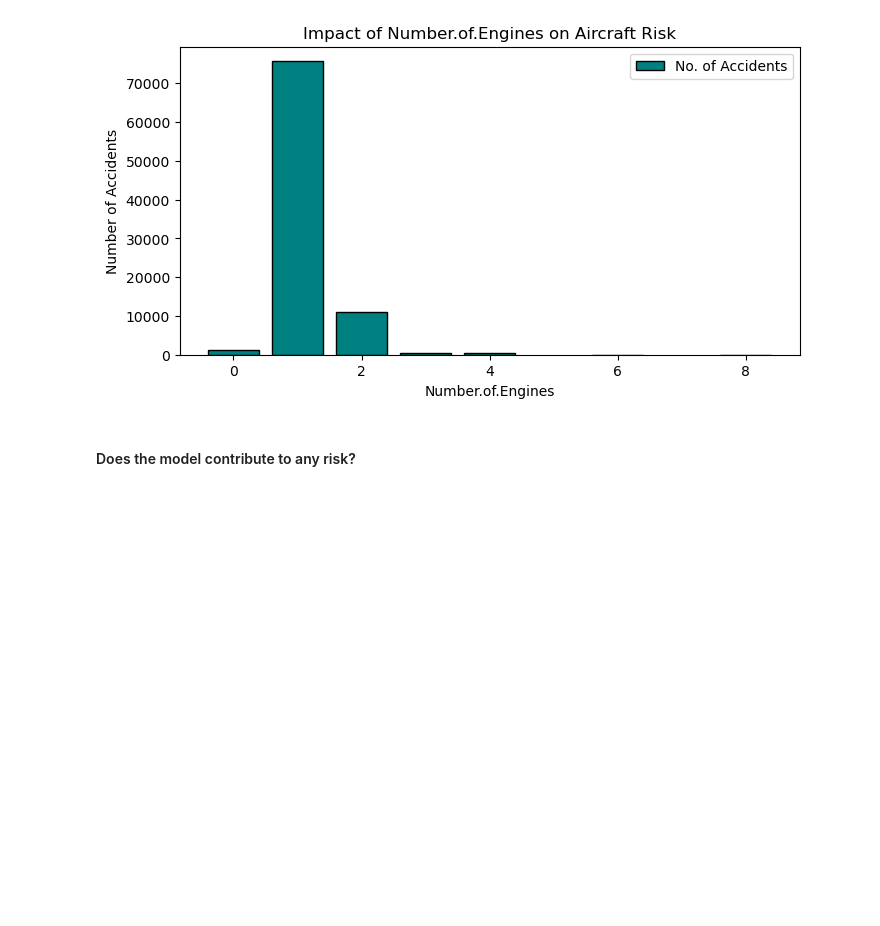
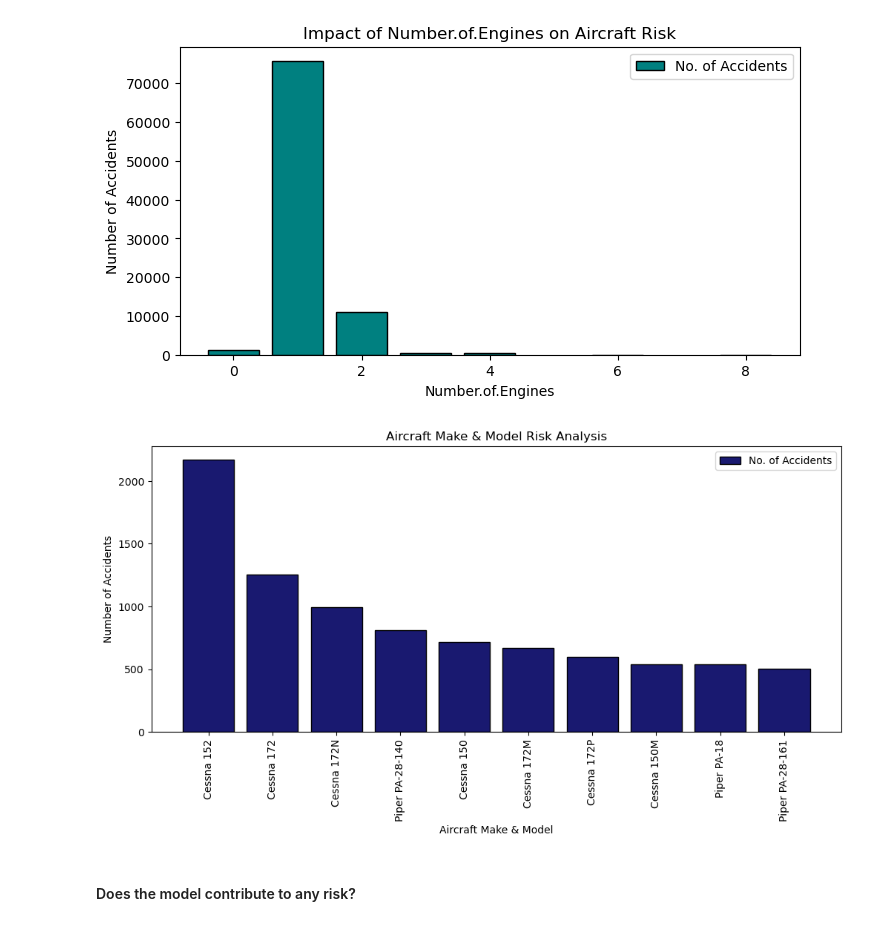
Before and after one commit to blaise-mwangi/dsc-project-aviation, a Jupyter notebook: dsc_project_aviation.ipynb, the cells around one changed output. Cells and saved outputs as stored; diff of their text form; code cells hidden in the pictures; blank space fills up the shorter version.

```diff
--- a/dsc_project_aviation.ipynb
+++ b/dsc_project_aviation.ipynb
@@ -346,6 +344,28 @@ plt.xticks(rotation=0)
 plt.show()
 # %% [output]
 [figure]
+# %%
+# Count occurrences of combined Make and Model without creating a new column
+make_model_counts = filtered_df.groupby(["Make", "Model"]).size().nlargest(10)
+
+# Plotting the bar chart
+plt.figure(figsize=(12, 5))
+plt.bar(make_model_counts.index.map(lambda x: f"{x[0]} {x[1]}"), make_model_counts.values,
+        edgecolor='black', color="midnightblue", label='No. of Accidents')
+
+# Labels and title
+plt.xlabel('Aircraft Make & Model')
+plt.ylabel('Number of Accidents')
+plt.title('Aircraft Make & Model Risk Analysis')
+plt.legend()
+
+
+plt.xticks(rotation=90)
+
+# Show the plot
+plt.show()
+# %% [output]
+[figure, added]
 # %% [markdown]
 #### Does the model contribute to any risk?
 # %%
```
Also changed, not shown: parts of 19 cells of this notebook.
